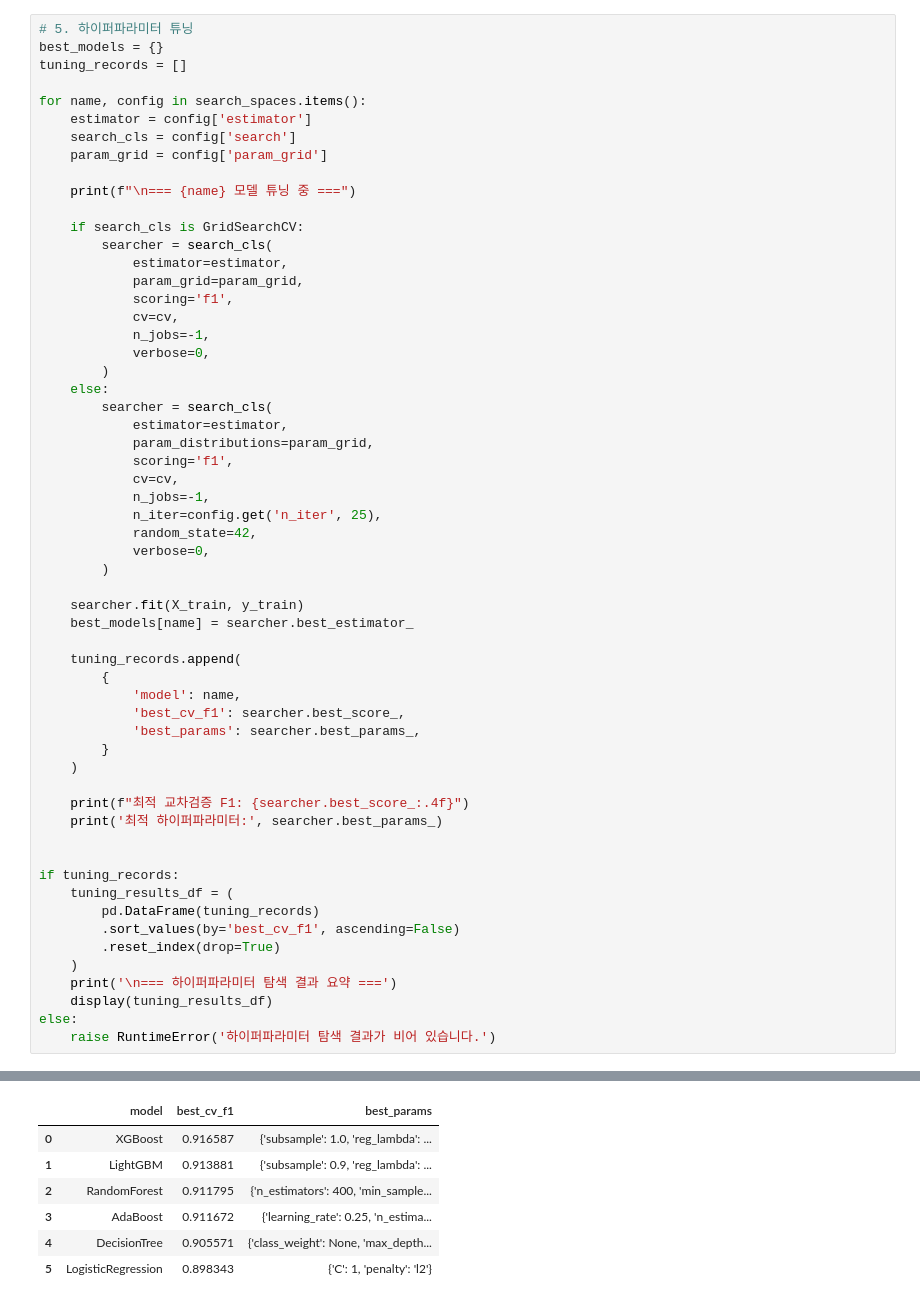
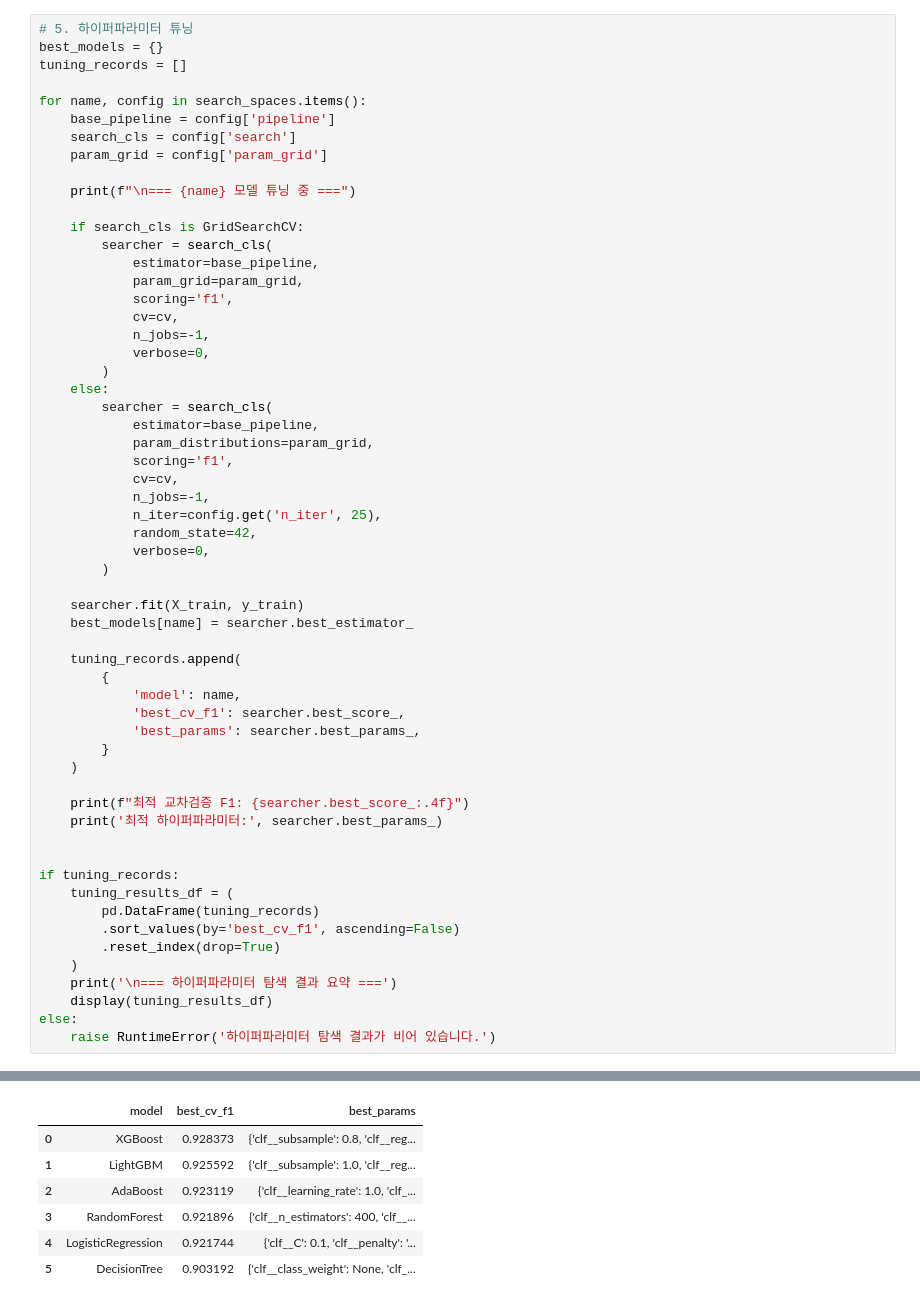
Before and after one commit to SKNETWORKS-FAMILY-AICAMP/SKN20-2nd-4TEAM, a Jupyter notebook: code/test2.ipynb, the cells around one changed output, grey strips where cells are left out. Cells and saved outputs as stored; diff of their text form.

```diff
--- a/code/test2.ipynb
+++ b/code/test2.ipynb
@@ -183,7 +262,7 @@ best_models = {}
 tuning_records = []
 
 for name, config in search_spaces.items():
-    estimator = config['estimator']
+    base_pipeline = config['pipeline']
     search_cls = config['search']
     param_grid = config['param_grid']
 
@@ -191,7 +270,7 @@ for name, config in search_spaces.items():
 
     if search_cls is GridSearchCV:
         searcher = search_cls(
-            estimator=estimator,
+            estimator=base_pipeline,
             param_grid=param_grid,
             scoring='f1',
             cv=cv,
@@ -200,7 +279,7 @@ for name, config in search_spaces.items():
         )
     else:
         searcher = search_cls(
-            estimator=estimator,
+            estimator=base_pipeline,
             param_distributions=param_grid,
             scoring='f1',
             cv=cv,
@@ -254,10 +333,10 @@ else:
 
 === 하이퍼파라미터 탐색 결과 요약 ===
 |  | model | best_cv_f1 | best_params |
-| 0 | XGBoost | 0.916587 | {'subsample': 1.0, 'reg_lambda': ... |
-| 1 | LightGBM | 0.913881 | {'subsample': 0.9, 'reg_lambda': ... |
-| 2 | RandomForest | 0.911795 | {'n_estimators': 400, 'min_sample... |
-| 3 | AdaBoost | 0.911672 | {'learning_rate': 0.25, 'n_estima... |
-| 4 | DecisionTree | 0.905571 | {'class_weight': None, 'max_depth... |
-| 5 | LogisticRegression | 0.898343 | {'C': 1, 'penalty': 'l2'} |
+| 0 | XGBoost | 0.928373 | {'clf__subsample': 0.8, 'clf__reg... |
+| 1 | LightGBM | 0.925592 | {'clf__subsample': 1.0, 'clf__reg... |
+| 2 | AdaBoost | 0.923119 | {'clf__learning_rate': 1.0, 'clf_... |
+| 3 | RandomForest | 0.921896 | {'clf__n_estimators': 400, 'clf__... |
+| 4 | LogisticRegression | 0.921744 | {'clf__C': 0.1, 'clf__penalty': '... |
+| 5 | DecisionTree | 0.903192 | {'clf__class_weight': None, 'clf_... |
 # %%
```
Also changed, not shown: parts of 6 cells of this notebook, 6 other files.
